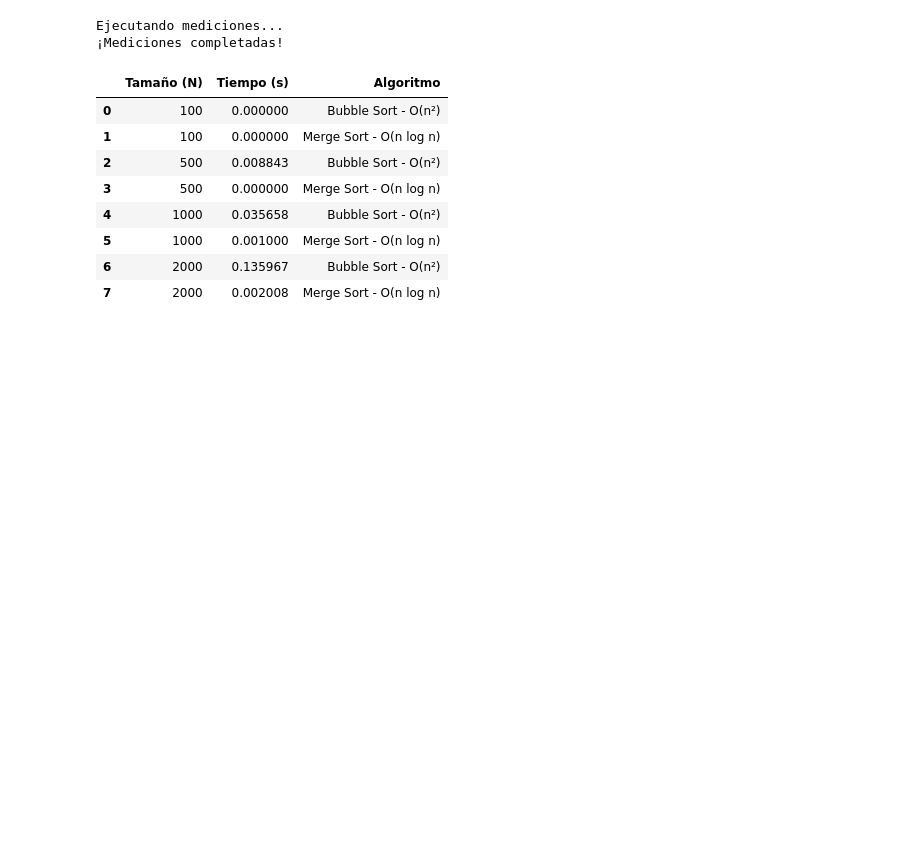
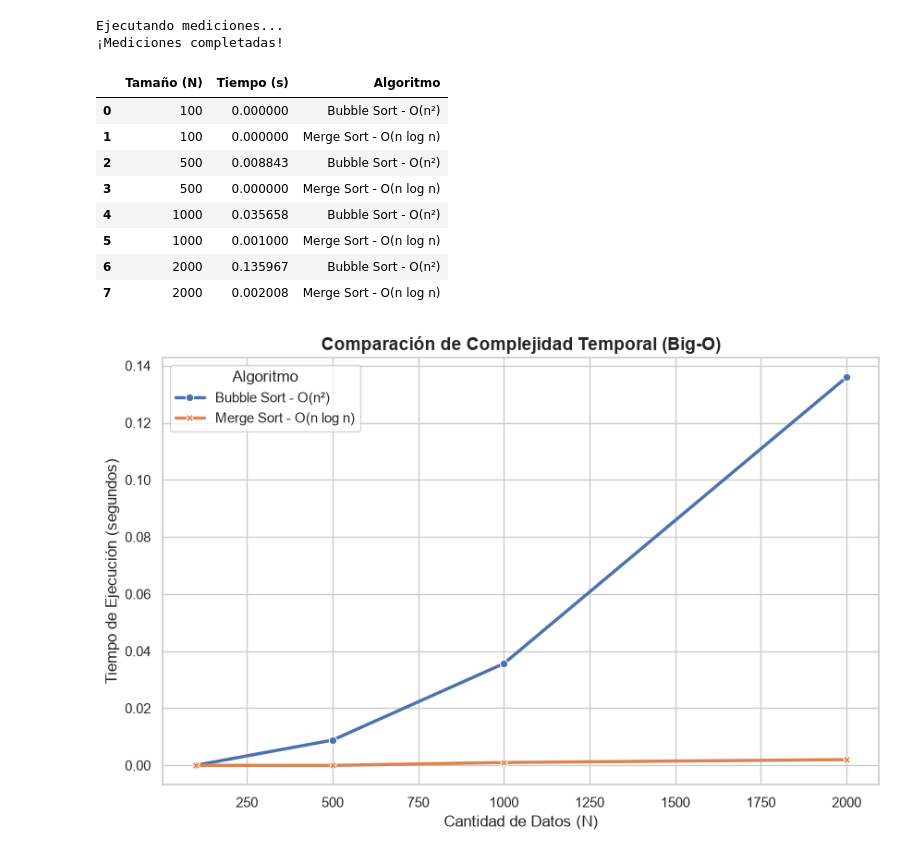
Before and after one commit to jorge170102/benchmark-algoritmos, a Jupyter notebook: analisis_algortimos.ipynb, the cells around one changed output. Saved outputs shown, nothing was run; the diff lists cells and outputs as text; code cells hidden in the pictures; blank space fills up the shorter version.

Commit message:
docs: agrega visualizacion y conclusiones del proyecto

```diff
--- a/analisis_algortimos.ipynb
+++ b/analisis_algortimos.ipynb
@@ -135,3 +135,27 @@ Ejecutando mediciones...
 | 5 | 1000 | 0.001000 | Merge Sort - O(n log n) |
 | 6 | 2000 | 0.135967 | Bubble Sort - O(n²) |
 | 7 | 2000 | 0.002008 | Merge Sort - O(n log n) |
+# %%
+plt.figure(figsize=(10, 6))
+
+# Gráfico de líneas con puntos marcadores
+sns.lineplot(
+    data=df_resultados,
+    x="Tamaño (N)",
+    y="Tiempo (s)",
+    hue="Algoritmo",
+    style="Algoritmo",
+    markers=True,
+    dashes=False,
+    linewidth=2.5
+)
+
+# Títulos y etiquetas técnicas
+plt.title("Comparación de Complejidad Temporal (Big-O)", fontsize=14, fontweight='bold')
+plt.xlabel("Cantidad de Datos (N)", fontsize=12)
+plt.ylabel("Tiempo de Ejecución (segundos)", fontsize=12)
+
+# Mostrar el gráfico
+plt.show()
+# %% [output]
+[figure, added]
```
Also changed, not shown: parts of 1 cell of this notebook.
